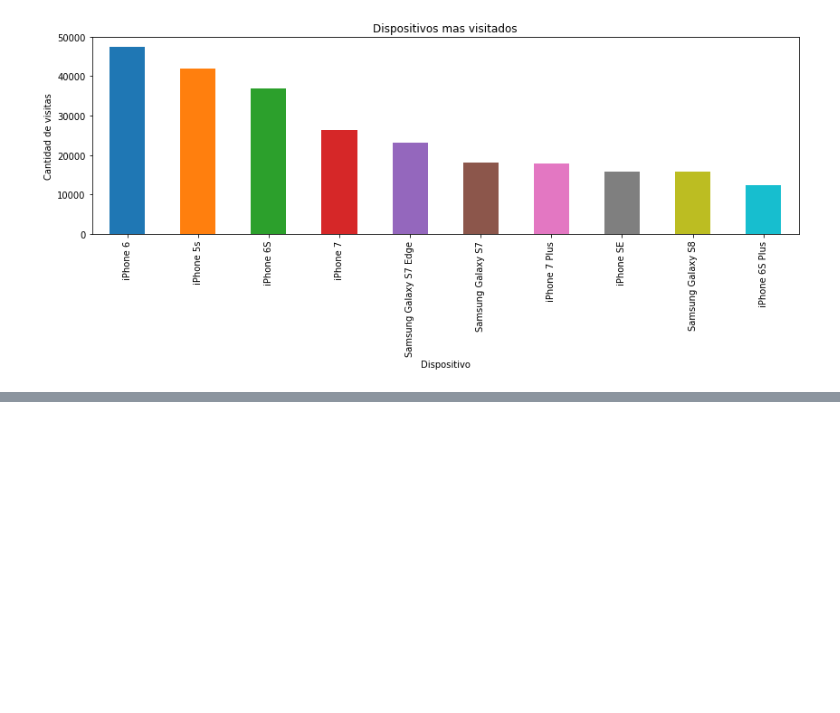
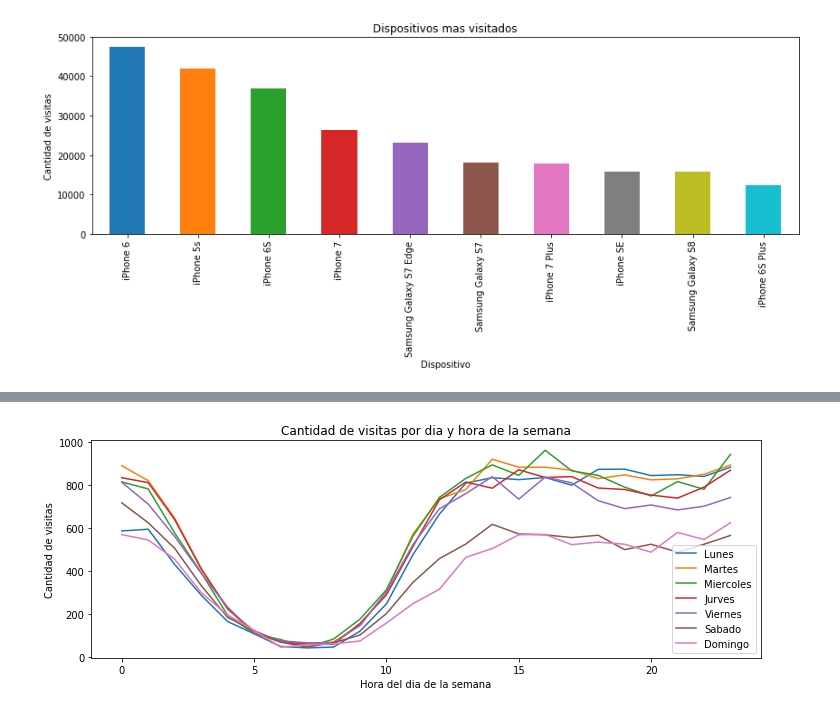
Before and after one commit to Memphis14F/datosTp1, a Jupyter notebook: WebAnalyticsEvents.ipynb, the cells around one changed output, grey strips where cells are left out. Cells and saved outputs as stored; diff of their text form; code cells hidden in the pictures; blank space fills up the shorter version.

```diff
--- a/WebAnalyticsEvents.ipynb
+++ b/WebAnalyticsEvents.ipynb
@@ -98,0 +129,50 @@ plt.show()
+# %%
+visitas_dyh = events.loc[:,['event', 'timestamp']]
+visitas_dyh = visitas_dyh.loc[visitas_dyh.event == 'visited site']
+
+#Cambio el tipo de dato de la fecha
+visitas_dyh[['timestamp']] = visitas_dyh[['timestamp']].apply(pd.to_datetime)
+visitas_dyh['weekday'] = visitas_dyh['timestamp'].dt.weekday_name
+visitas_dyh['dayofweek'] = visitas_dyh['timestamp'].dt.dayofweek
+visitas_dyh['hour'] = visitas_dyh['timestamp'].dt.hour
+visitas_dyh = visitas_dyh.loc[:,['event','weekday','hour']]
+
+#separo por dia
+lunes = visitas_dyh[visitas_dyh.weekday == 'Monday']
+martes = visitas_dyh[visitas_dyh.weekday == 'Tuesday']
+miercoles = visitas_dyh[visitas_dyh.weekday == 'Wednesday']
+jueves = visitas_dyh[visitas_dyh.weekday == 'Thursday']
+viernes = visitas_dyh[visitas_dyh.weekday == 'Friday']
+sabado = visitas_dyh[visitas_dyh.weekday == 'Saturday']
+domingo = visitas_dyh[visitas_dyh.weekday == 'Sunday']
+
+#agrupo por hora por cada dia con la cantidad de postulaciones
+lunes = lunes.groupby('hour', as_index=False)['event'].count()
+lunes.columns = ['hour', 'Lunes']
+martes = martes.groupby('hour', as_index=False)['event'].count()
+martes.columns = ['hour', 'Martes']
+miercoles = miercoles.groupby('hour', as_index=False)['event'].count()
+miercoles.columns = ['hour', 'Miercoles']
+jueves = jueves.groupby('hour', as_index=False)['event'].count()
+jueves.columns = ['hour', 'Jurves']
+viernes = viernes.groupby('hour', as_index=False)['event'].count()
+viernes.columns = ['hour', 'Viernes']
+sabado = sabado.groupby('hour', as_index=False)['event'].count()
+sabado.columns = ['hour', 'Sabado']
+domingo = domingo.groupby('hour', as_index=False)['event'].count()
+domingo.columns = ['hour', 'Domingo']
+
+#junto los dias
+visitas_dyh = pd.merge(lunes, martes, on='hour', how="left")
+visitas_dyh = pd.merge(visitas_dyh, miercoles, on='hour', how="left")
+visitas_dyh = pd.merge(visitas_dyh, jueves, on='hour', how="left")
+visitas_dyh = pd.merge(visitas_dyh, viernes, on='hour', how="left")
+visitas_dyh = pd.merge(visitas_dyh, sabado, on='hour', how="left")
+visitas_dyh = pd.merge(visitas_dyh, domingo, on='hour', how="left")
+
+plot_visitas_dyh = visitas_dyh.plot(x='hour', title="Cantidad de visitas por dia y hora de la semana", figsize=(12,4))
+plot_visitas_dyh.set_ylabel('Cantidad de visitas')
+plot_visitas_dyh.set_xlabel('Hora del dia de la semana')
+plt.show()
+# %% [output]
+[figure, added]
```
Also changed, not shown: parts of 3 cells of this notebook.
